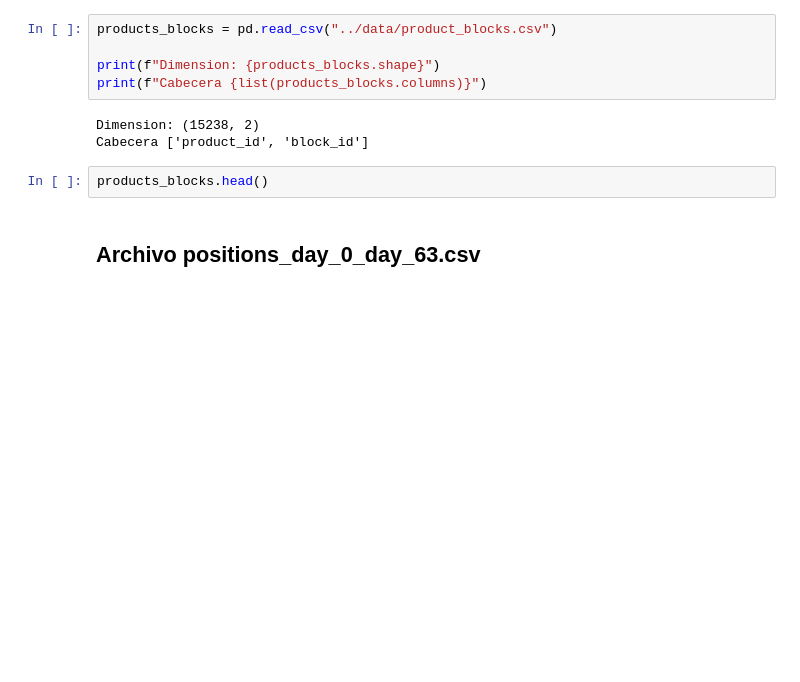
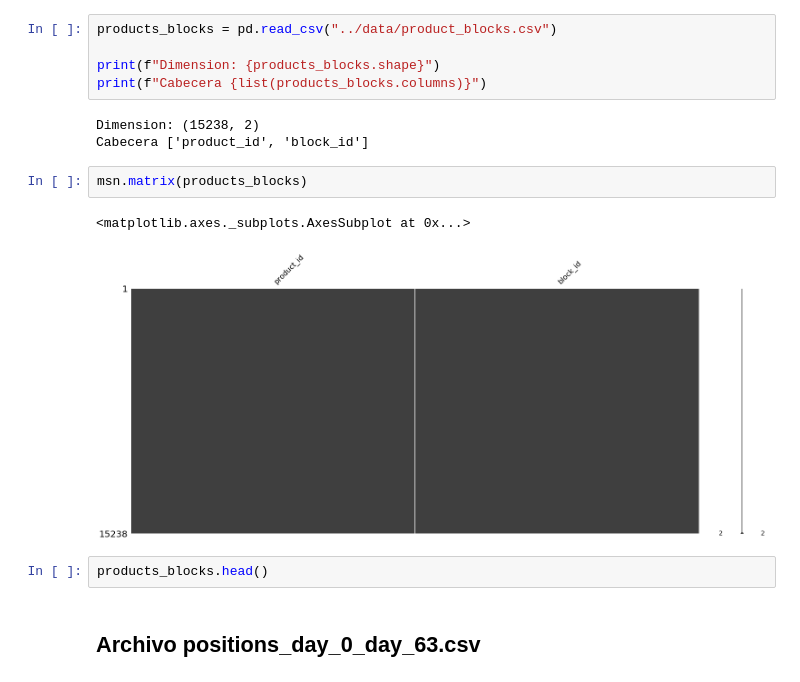
Before and after one commit to rodgomrod/Zara_Competition, a Jupyter notebook: Notebooks/1_EDA.ipynb, the cells around one changed output. Saved outputs shown, nothing was run; the diff lists cells and outputs as text; blank space fills up the shorter version.

```diff
--- a/Notebooks/1_EDA.ipynb
+++ b/Notebooks/1_EDA.ipynb
@@ -36,6 +49,11 @@ print(f"Cabecera {list(products_blocks.columns)}")
 # %% [output]
 Dimension: (15238, 2)
 Cabecera ['product_id', 'block_id']
+# %%
+msn.matrix(products_blocks)
+# %% [output]
+<matplotlib.axes._subplots.AxesSubplot at 0x...>
+[figure, added]
 # %%
 products_blocks.head()
 # %% [markdown]
```
Also changed, not shown: parts of 4 cells of this notebook, 1 other file.
